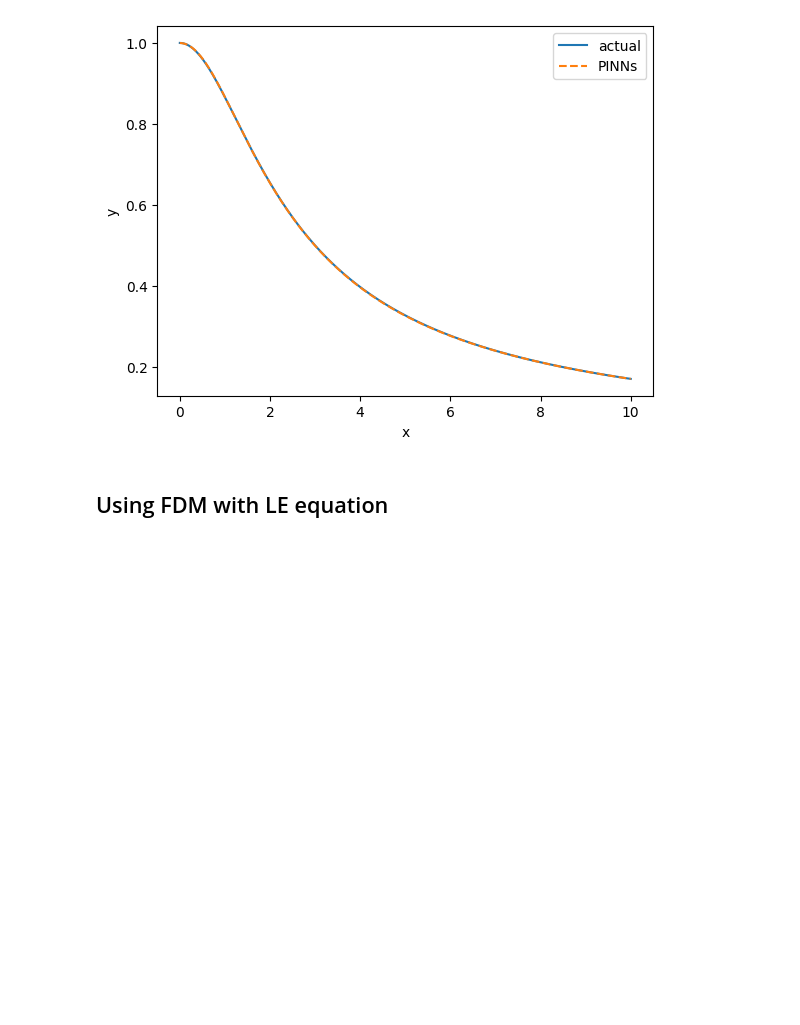
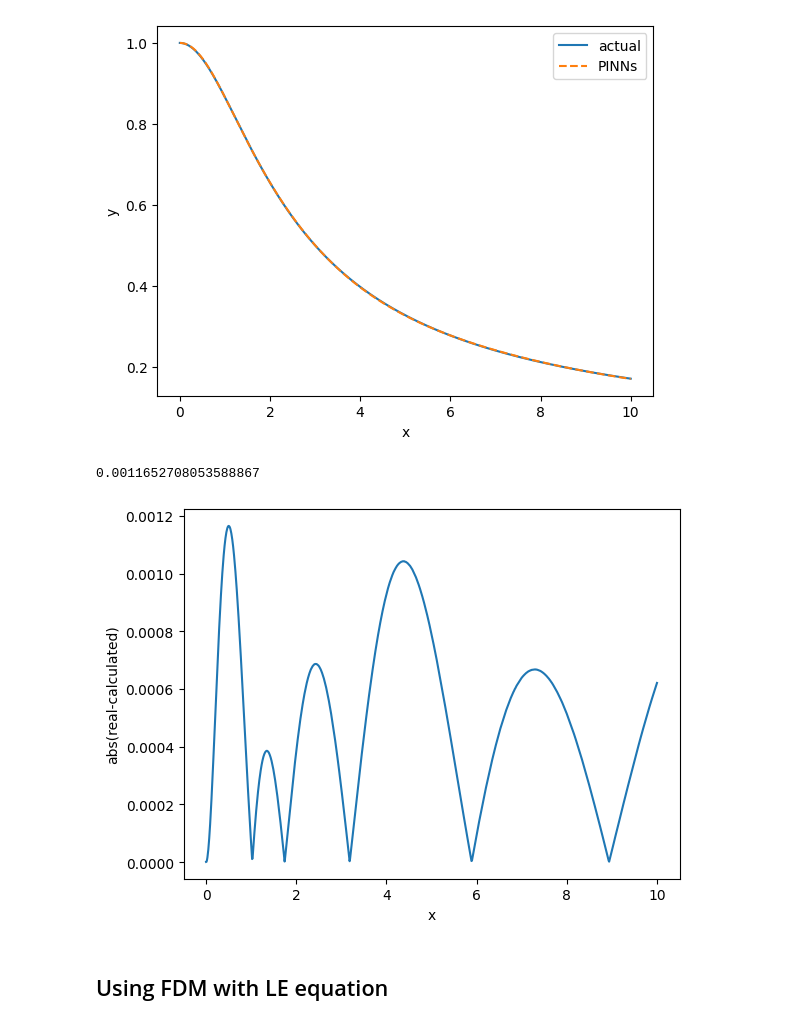
Before and after one commit to hojaelim/hojae-lim-diss, a Jupyter notebook: diss.ipynb, the cells around one changed output. Cells and saved outputs as stored; diff of their text form; code cells hidden in the pictures; blank space fills up the shorter version.

```diff
--- a/diss.ipynb
+++ b/diss.ipynb
@@ -656,13 +656,17 @@ plt.legend()
 # %%
 # Error rate
 error = np.empty(len(x))
 
 for i in range (0,len(x)):
    error[i] = np.abs(y[i]-output_0[i])
 print(max(error))
-
+plt.xlabel("x")
+plt.ylabel("abs(real-calculated)")
 plt.plot(x,error)
 plt.show()
+# %% [output]
+0.0011652708053588867
+[figure, added]
 # %% [markdown]
 ## Using FDM with LE equation
 # %%
```
Also changed, not shown: parts of 10 cells of this notebook.
